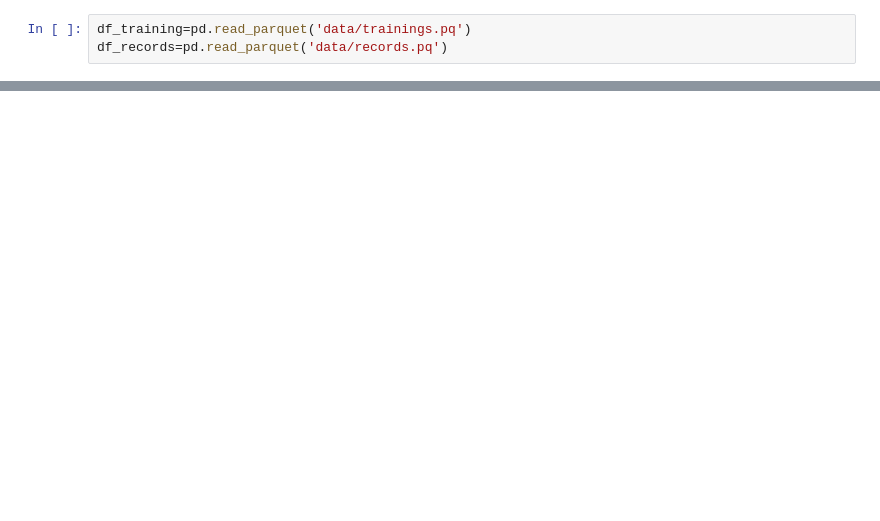
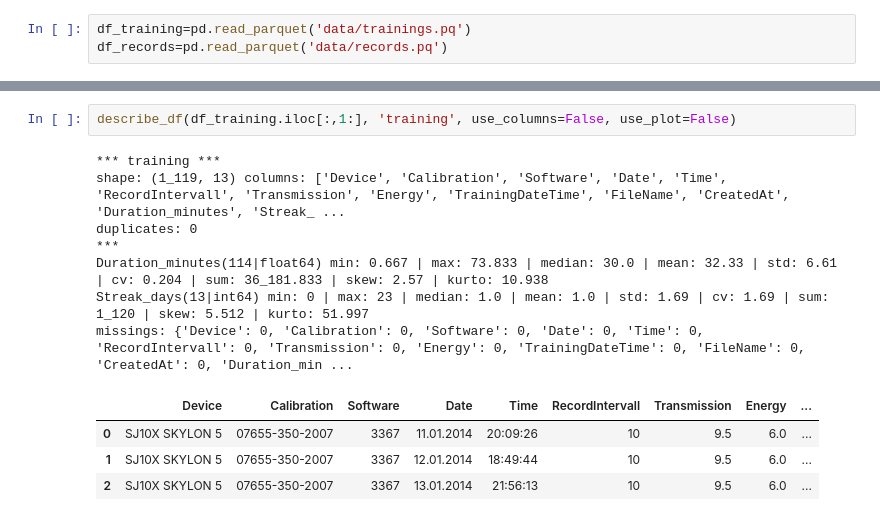
Before and after one commit to smeisegeier/kettler-training-data, a Jupyter notebook: src/python/kettler_1_analysis.ipynb, the cells around one changed output, grey strips where cells are left out. Saved outputs shown, nothing was run; the diff lists cells and outputs as text; blank space fills up the shorter version.

```diff
--- a/src/python/kettler_1_analysis.ipynb
+++ b/src/python/kettler_1_analysis.ipynb
@@ -58,0 +46,14 @@ my_show_info(df_training)
+# %%
+describe_df(df_training.iloc[:,1:], 'training', use_columns=False, use_plot=False)
+# %% [output]
+*** training ***
+shape: (1_119, 13) columns: ['Device', 'Calibration', 'Software', 'Date', 'Time', 'RecordIntervall', 'Transmission', 'Energy', 'TrainingDateTime', 'FileName', 'CreatedAt', 'Duration_minutes', 'Streak_ ...
+duplicates: 0
+***
+Duration_minutes(114|float64) min: 0.667 | max: 73.833 | median: 30.0 | mean: 32.33 | std: 6.61 | cv: 0.204 | sum: 36_181.833 | skew: 2.57 | kurto: 10.938
+Streak_days(13|int64) min: 0 | max: 23 | median: 1.0 | mean: 1.0 | std: 1.69 | cv: 1.69 | sum: 1_120 | skew: 5.512 | kurto: 51.997
+missings: {'Device': 0, 'Calibration': 0, 'Software': 0, 'Date': 0, 'Time': 0, 'RecordIntervall': 0, 'Transmission': 0, 'Energy': 0, 'TrainingDateTime': 0, 'FileName': 0, 'CreatedAt': 0, 'Duration_min ...
+|  | Device | Calibration | Software | Date | Time | RecordIntervall | Transmission | Energy | ... |
+| 0 | SJ10X SKYLON 5 | 07655-350-2007 | 3367 | 11.01.2014 | 20:09:26 | 10 | 9.5 | 6.0 | ... |
+| 1 | SJ10X SKYLON 5 | 07655-350-2007 | 3367 | 12.01.2014 | 18:49:44 | 10 | 9.5 | 6.0 | ... |
+| 2 | SJ10X SKYLON 5 | 07655-350-2007 | 3367 | 13.01.2014 | 21:56:13 | 10 | 9.5 | 6.0 | ... |
```
Also changed, not shown: parts of 10 cells of this notebook, 17 other files.
